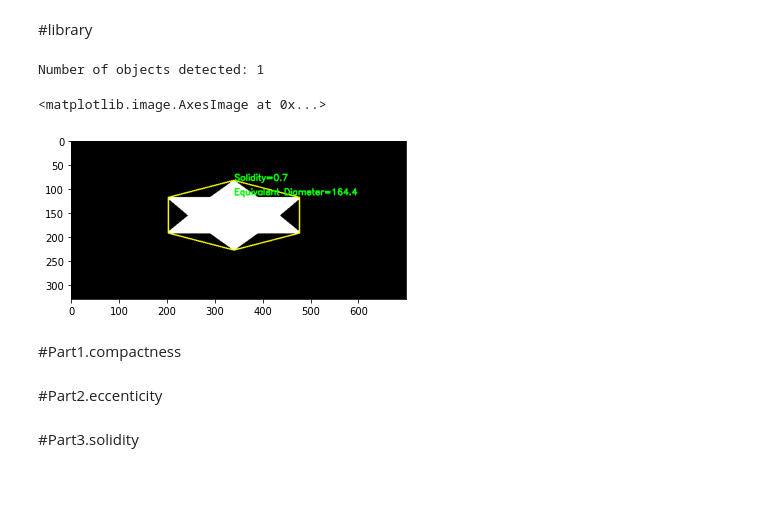
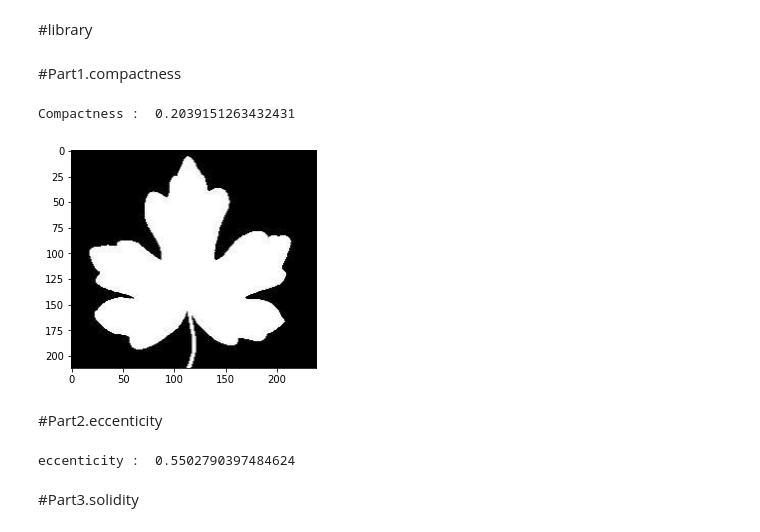
Before and after one commit to parsaeisa/computer_vision, a Jupyter notebook: HW10/HW[10].ipynb, the cells around one changed output. Drawn from its saved outputs; the diff is of its cells as text; code cells hidden in the pictures; blank space fills up the shorter version.

```diff
--- a/HW10/HW[10].ipynb
+++ b/HW10/HW[10].ipynb
@@ -34,53 +34,6 @@ def cvt_one_channel(img):
 
 def thresh(img):
   pass
-# %%
-img = cv2.imread('/content/394091-1664354509.png')
-
-gray = cv2.cvtColor(img, cv2.COLOR_BGR2GRAY)
-
-ret,thresh = cv2.threshold(gray,40,255,0)
-
-# find the contours
-contours,hierarchy = cv2.findContours(thresh, cv2.RETR_TREE,cv2.CHAIN_APPROX_SIMPLE)
-print("Number of objects detected:", len(contours))
-
-def solidity(cnt):
-   area = cv2.contourArea(cnt)
-   hull = cv2.convexHull(cnt)
-   hull_area = cv2.contourArea(hull)
-   solidity = float(area)/hull_area
-   return solidity
-
-def eq_dia(cnt):
-   area = cv2.contourArea(cnt)
-   equi_diameter = np.sqrt(4*area/np.pi)
-   return equi_diameter
-
-# select first contour
-cnt = contours[0]
-
-# find the solidity for this contour
-solid = solidity(cnt)
-solid= round(solid, 2)
-
-# find the equivalent diameter for this contour
-dia = eq_dia(cnt)
-dia =round(dia, 2)
-
-# draw convex hull on the image
-hull = cv2.convexHull(cnt)
-x1, y1 = hull[0][0]
-img = cv2.drawContours(img,[hull],0,(255,255,0),2)
-
-cv2.putText(img, f'Solidity={solid}', (x1, y1), cv2.FONT_HERSHEY_SIMPLEX, 0.6, (0, 255, 0), 2)
-cv2.putText(img, f'Equivalent Diameter={dia}', (x1, y1+30), cv2.FONT_HERSHEY_SIMPLEX, 0.6, (0, 255, 0), 2)
-
-plt.imshow(img)
-# %% [output]
-Number of objects detected: 1
-<matplotlib.image.AxesImage at 0x...>
-[figure, removed]
 # %% [markdown]
 #Part1.compactness
 # %%
@@ -92,5 +46,17 @@ def compatness(thresh):
 
   compactness_score = np.divide(4 * np.pi * area , np.square(perimeter))
   return compactness_score
+# %%
+# Test compactness method
+im = cv2.imread("/content/leaf.png")
+gray = cv2.cvtColor(im, cv2.COLOR_BGR2GRAY)
+ret,otsu_thresh = cv2.threshold(gray,127,200,cv2.THRESH_BINARY)
+
+plt.imshow(im)
+
+print("Compactness : " , compatness(otsu_thresh))
+# %% [output]
+Compactness :  0.2039151263432431
+[figure, added]
 # %% [markdown]
 #Part2.eccenticity
@@ -106,3 +79,12 @@ def eccenticity(image):
+# %%
+# Test eccenticity method
+im = cv2.imread("/content/leaf2.png")
+gray = cv2.cvtColor(im, cv2.COLOR_BGR2GRAY)
+ret,thresh = cv2.threshold(gray,127,200,cv2.THRESH_BINARY)
+
+print("eccenticity : " , eccenticity(otsu_thresh))
+# %% [output]
+eccenticity :  0.5502790397484624
 # %% [markdown]
 #Part3.solidity
 # %%
```
Also changed, not shown: parts of 16 cells of this notebook.
